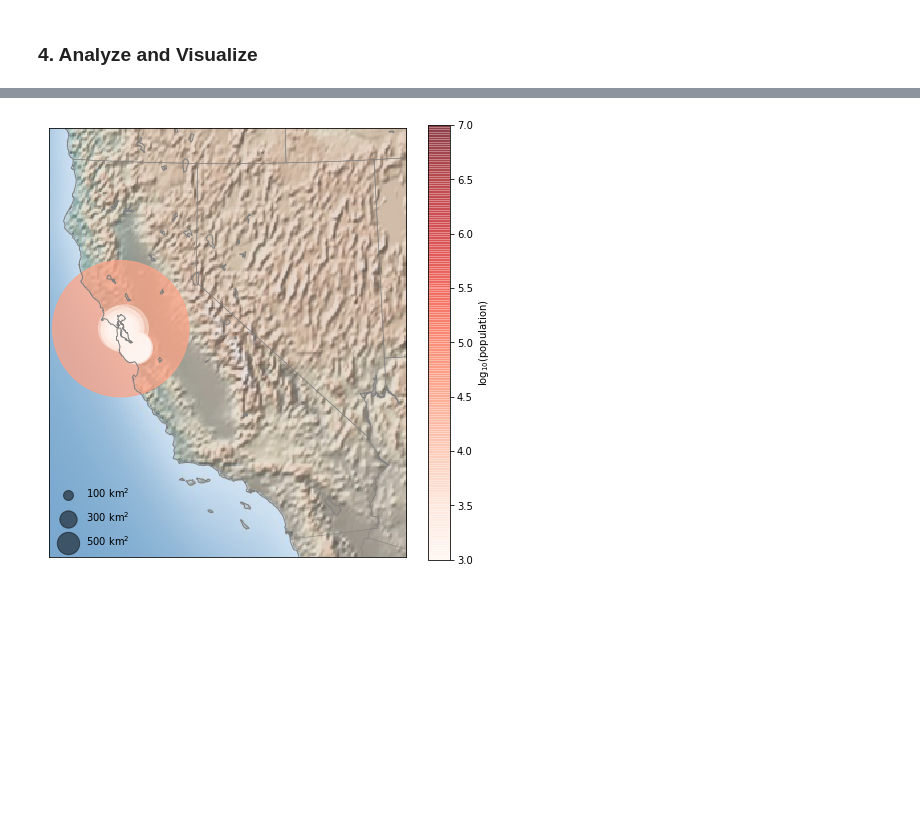
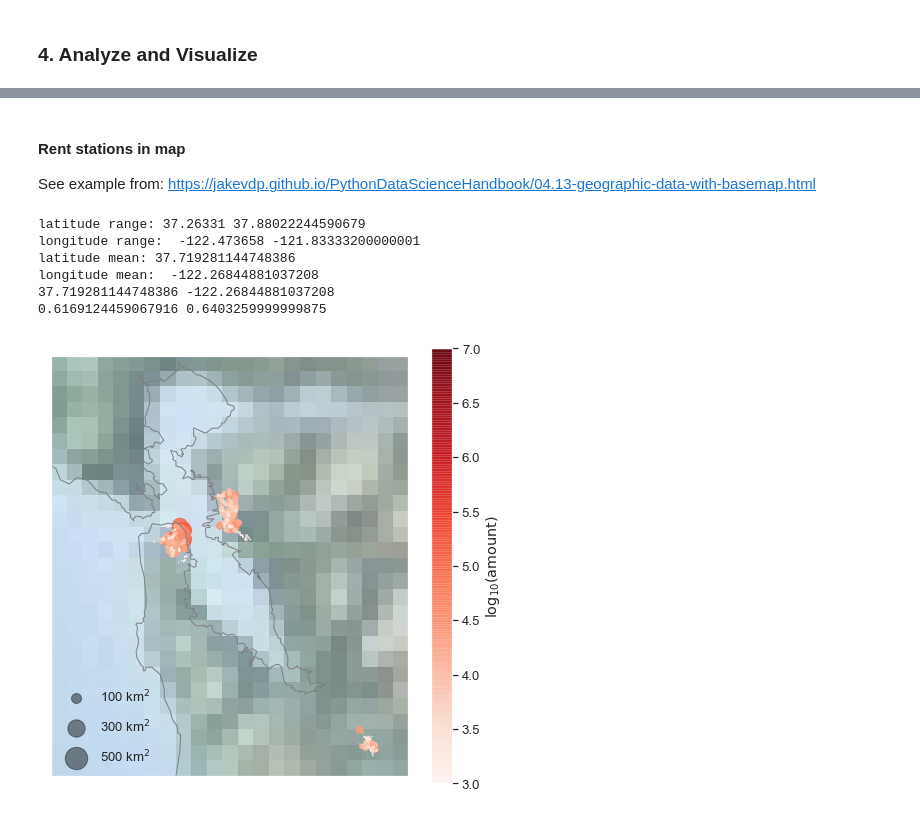
Before and after one commit to resa89/DataAnalystND, a Jupyter notebook: 07_CommunicatingDataFindings/wrangle_act.ipynb, the cells around one changed output, grey strips where cells are left out. Saved outputs shown, nothing was run; the diff lists cells and outputs as text; code cells hidden in the pictures; blank space fills up the shorter version.

Commit message:
devel: Analyze and visualize missings, amounts, station map, bivariate plots

```diff
--- a/07_CommunicatingDataFindings/wrangle_act.ipynb
+++ b/07_CommunicatingDataFindings/wrangle_act.ipynb
@@ -612,6 +614,10 @@ print(member_df.shape[0])
 # %% [output]
 3015214
 3015214
+# %%
+rent_clean['year'] = rent_clean['start_time'].dt.year
+rent_clean['month'] = rent_clean['start_time'].dt.month
+rent_clean['hour'] = rent_clean['start_time'].dt.hour
 # %%
 # approximate age at rent time, since only year of birth is known, not month
 # therefore rent time is needed
@@ -720,0 +933,9 @@ df_short.shape
+# %%
+rush_stations = station_clean.copy()
+rush_stations['amount'] = 0
+
+for i, row in rush_stations.iterrows():
+    station_id = row['id']
+    if station_id in list(rush.index.values):
+        amount = rush['amount'][station_id]
+        rush_stations.loc[i, 'amount'] = amount
@@ -721,35 +951,61 @@ df_short.shape
+# %% [markdown]
+#### Rent stations in map
+
+See example from: https://jakevdp.github.io/PythonDataScienceHandbook/04.13-geographic-data-with-basemap.html
 # %%
 # Extract the data we're interested in
-lat = df_short['end_station_latitude'].values
-lon = df_short['end_station_longitude'].values
-population = df_short['duration_sec'].values
+lat = rush_stations['latitude'].values
+lon = rush_stations['longitude'].values
+amount = rush_stations['amount'].values
 #area = cities['area_total_km2'].values
+# %%
+print('latitude range:', rush_stations['latitude'].min(), rush_stations['latitude'].max())
+print('longitude range: ',rush_stations['longitude'].min(), rush_stations['longitude'].max())
+
+print('latitude mean:', rush_stations['latitude'].mean())
+print('longitude mean: ',rush_stations['longitude'].mean())
+
+
+mean_latitude = rush_stations['latitude'].mean()
+mean_longitude = rush_stations['longitude'].mean()
+diff_latitude = rush_stations['latitude'].max() - rush_stations['latitude'].min()
+diff_longitude =  rush_stations['longitude'].max() - rush_stations['longitude'].min()
+
+print(mean_latitude, mean_longitude)
+print(diff_latitude, diff_longitude)
+# %% [output]
+latitude range: 37.26331 37.88022244590679
+longitude range:  -122.473658 -121.83333200000001
+latitude mean: 37.719281144748386
+longitude mean:  -122.26844881037208
+37.719281144748386 -122.26844881037208
+0.6169124459067916 0.6403259999999875
 # %%
 # 1. Draw the map background
 fig = plt.figure(figsize=(8, 8))
 m = Basemap(projection='lcc', resolution='h',
-            lat_0=37.5, lon_0=-119,
-            width=1E6, height=1.2E6)
+            lat_0=mean_latitude, lon_0=mean_longitude,
+            width=0.085E6, height=0.1E6)
 m.shadedrelief()
 m.drawcoastlines(color='gray')
 m.drawcountries(color='gray')
 m.drawstates(color='gray')
 
 # 2. scatter city data, with color reflecting population
 # and size reflecting area
 m.scatter(lon, lat, latlon=True,
-          c=np.log10(population), s=population,
-          cmap='Reds', alpha=0.5)
+          c=np.log10(amount), s=amount/500,
+          cmap='Reds', alpha=0.8)
 
 # 3. create colorbar and legend
-plt.colorbar(label=r'$\log_{10}({\rm population})$')
+plt.colorbar(label=r'$\log_{10}({\rm amount})$')
 plt.clim(3, 7)
 
 # make legend with dummy points
 for a in [100, 300, 500]:
     plt.scatter([], [], c='k', alpha=0.5, s=a,
                 label=str(a) + ' km$^2$')
 plt.legend(scatterpoints=1, frameon=False,
            labelspacing=1, loc='lower left');
 # %% [output]
-[figure, old version]
+[figure, new version]
```
Also changed, not shown: parts of 37 cells of this notebook.
